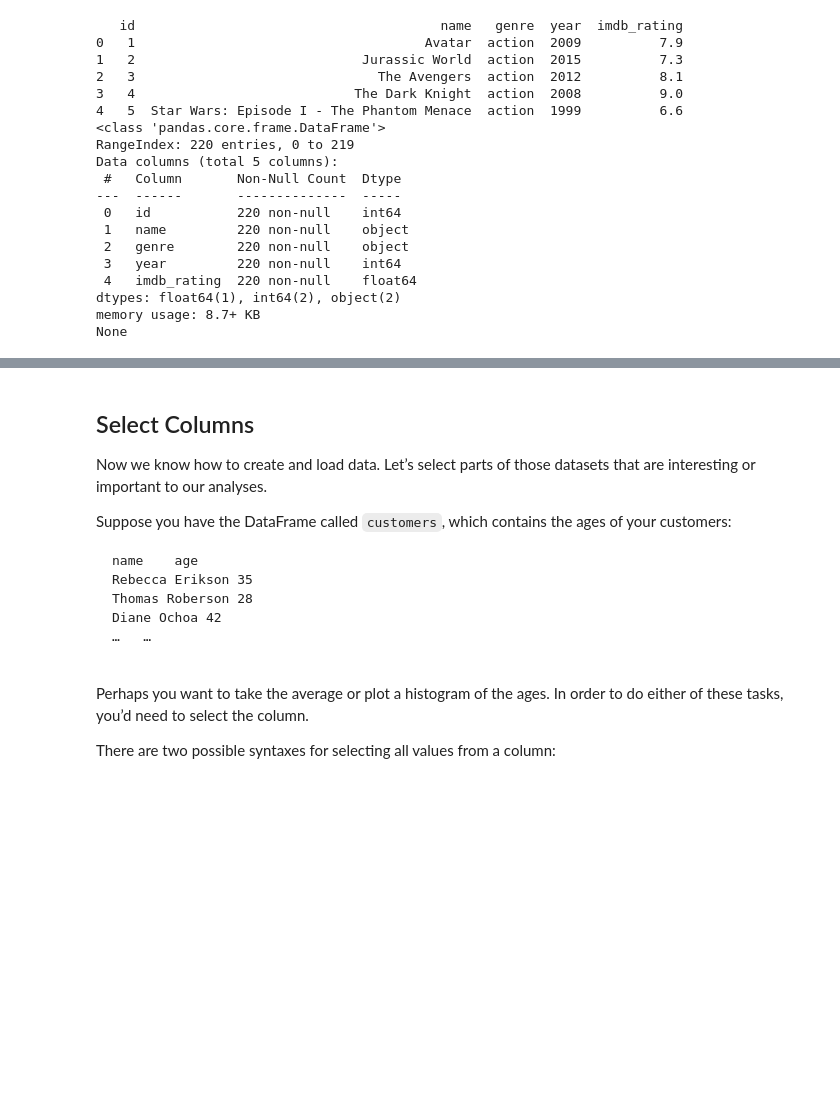
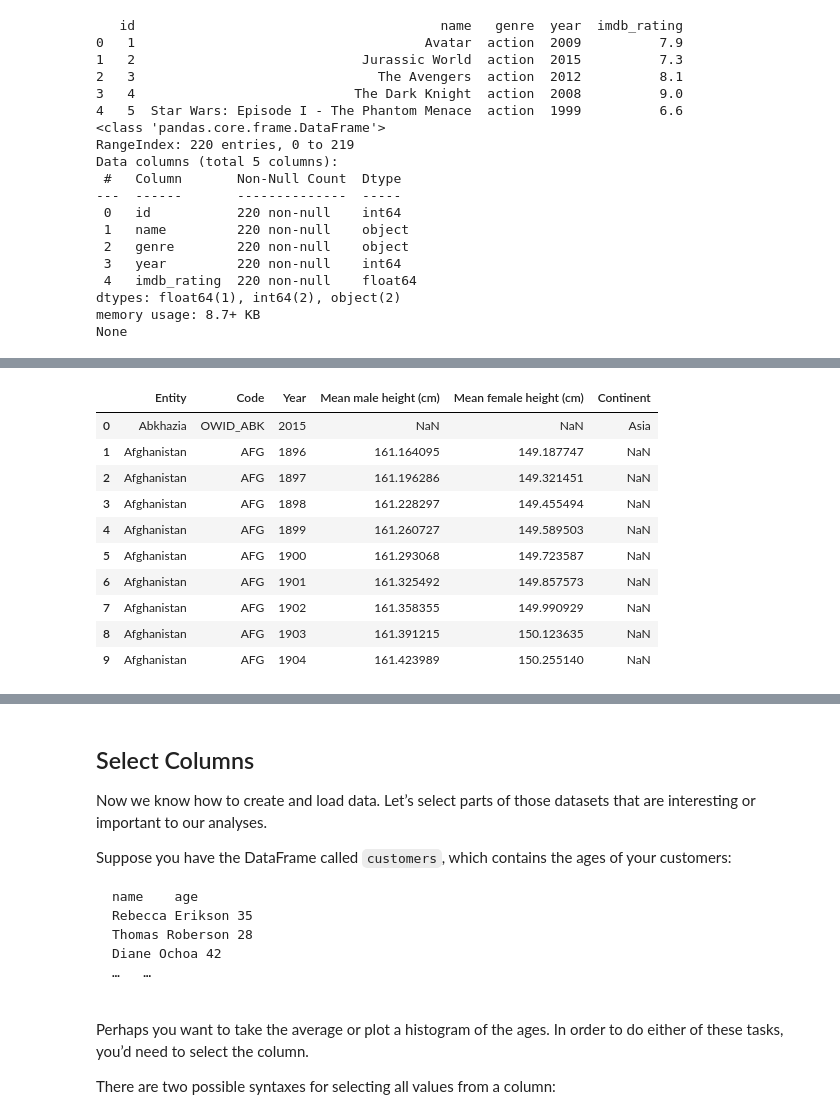
Before and after one commit to santiagojaramillo06/Pandas, a Jupyter notebook: 1_Intro_to_Pandas.ipynb, the cells around one changed output, grey strips where cells are left out. Cells and saved outputs as stored; diff of their text form; code cells hidden in the pictures; blank space fills up the shorter version.

```diff
--- a/1_Intro_to_Pandas.ipynb
+++ b/1_Intro_to_Pandas.ipynb
@@ -182,0 +254,14 @@ None
+# %%
+world_heights.head(10)
+# %% [output]
+|  | Entity | Code | Year | Mean male height (cm) | Mean female height (cm) | Continent |
+| 0 | Abkhazia | OWID_ABK | 2015 | NaN | NaN | Asia |
+| 1 | Afghanistan | AFG | 1896 | 161.164095 | 149.187747 | NaN |
+| 2 | Afghanistan | AFG | 1897 | 161.196286 | 149.321451 | NaN |
+| 3 | Afghanistan | AFG | 1898 | 161.228297 | 149.455494 | NaN |
+| 4 | Afghanistan | AFG | 1899 | 161.260727 | 149.589503 | NaN |
+| 5 | Afghanistan | AFG | 1900 | 161.293068 | 149.723587 | NaN |
+| 6 | Afghanistan | AFG | 1901 | 161.325492 | 149.857573 | NaN |
+| 7 | Afghanistan | AFG | 1902 | 161.358355 | 149.990929 | NaN |
+| 8 | Afghanistan | AFG | 1903 | 161.391215 | 150.123635 | NaN |
+| 9 | Afghanistan | AFG | 1904 | 161.423989 | 150.255140 | NaN |
```
Also changed, not shown: parts of 22 cells of this notebook, 1 other file.
